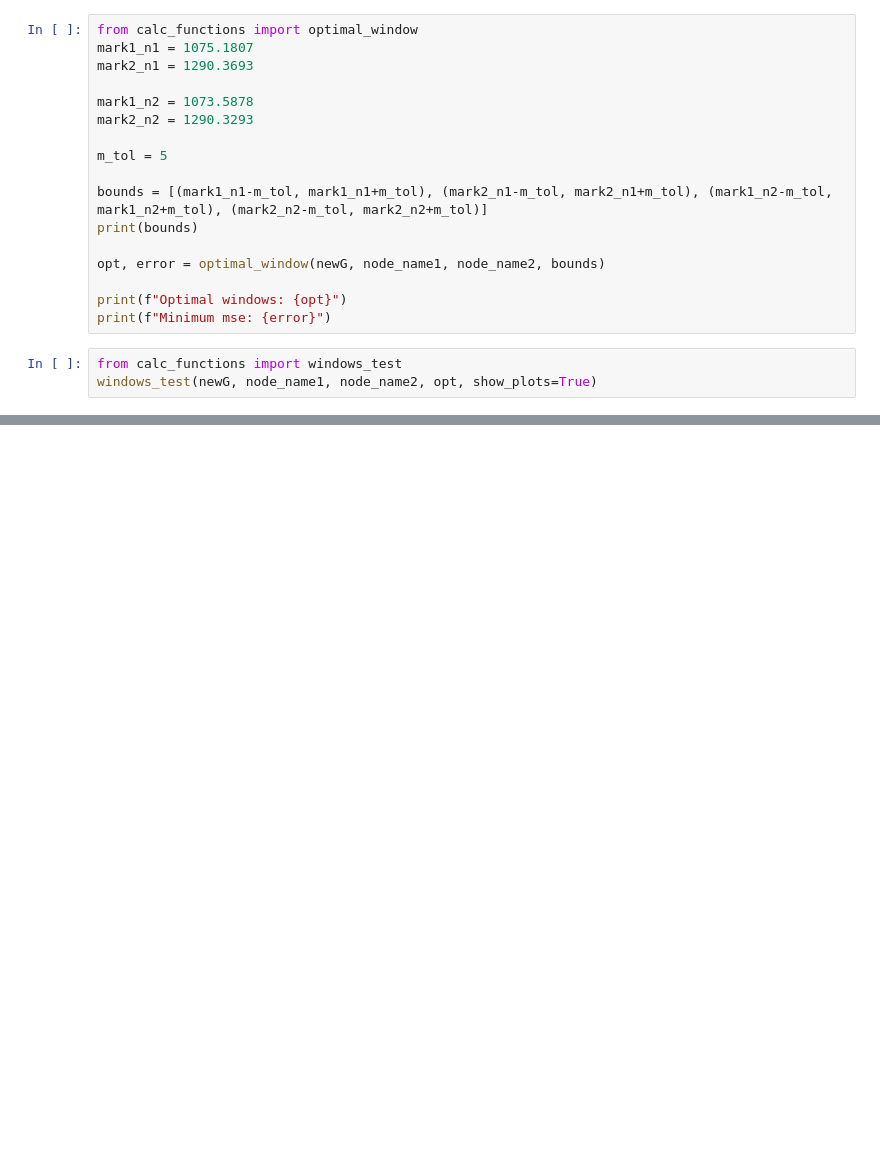
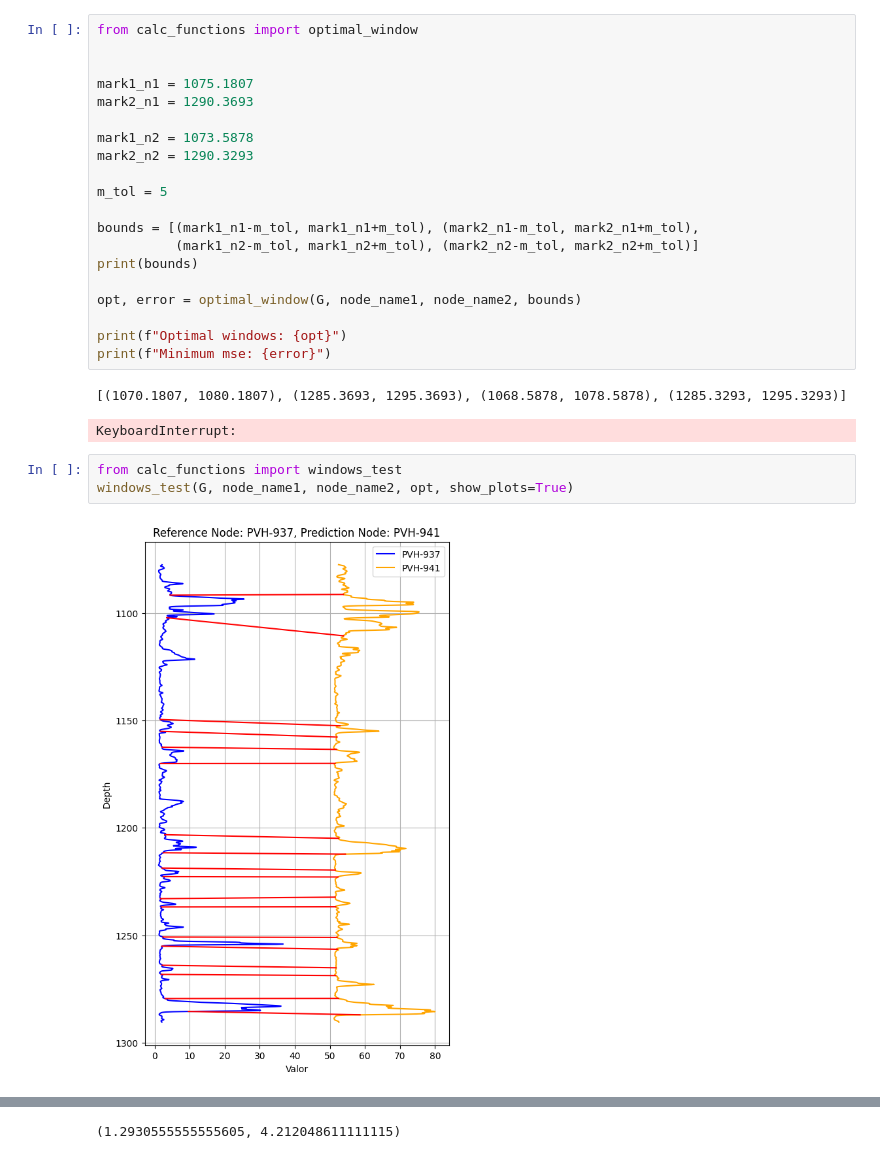
Before and after one commit to scast3/dtw_tool, a Jupyter notebook: markers_optimization.ipynb, the cells around one changed output, grey strips where cells are left out. Cells and saved outputs as stored; diff of their text form; blank space fills up the shorter version.

```diff
--- a/markers_optimization.ipynb
+++ b/markers_optimization.ipynb
@@ -17,5 +50,7 @@ print(common_markers)
 # %%
 from calc_functions import optimal_window
+
+
 mark1_n1 = 1075.1807
 mark2_n1 = 1290.3693
 
@@ -24,13 +59,19 @@ mark2_n2 = 1290.3293
 
 m_tol = 5
 
-bounds = [(mark1_n1-m_tol, mark1_n1+m_tol), (mark2_n1-m_tol, mark2_n1+m_tol), (mark1_n2-m_tol, mark1_n2+m_tol), (mark2_n2-m_tol, mark2_n2+m_tol)]
+bounds = [(mark1_n1-m_tol, mark1_n1+m_tol), (mark2_n1-m_tol, mark2_n1+m_tol),
+          (mark1_n2-m_tol, mark1_n2+m_tol), (mark2_n2-m_tol, mark2_n2+m_tol)]
 print(bounds)
 
-opt, error = optimal_window(newG, node_name1, node_name2, bounds)
+opt, error = optimal_window(G, node_name1, node_name2, bounds)
 
 print(f"Optimal windows: {opt}")
 print(f"Minimum mse: {error}")
+# %% [output]
+[(1070.1807, 1080.1807), (1285.3693, 1295.3693), (1068.5878, 1078.5878), (1285.3293, 1295.3293)]
+KeyboardInterrupt:
 # %%
 from calc_functions import windows_test
-windows_test(newG, node_name1, node_name2, opt, show_plots=True)
+windows_test(G, node_name1, node_name2, opt, show_plots=True)
+# %% [output]
+[figure, added]
@@ -36,0 +80 @@ windows_test(newG, node_name1, node_name2, opt, show_plots=True)
+(1.2930555555555605, 4.212048611111115)
```
Also changed, not shown: parts of 4 cells of this notebook, 4 other files.
